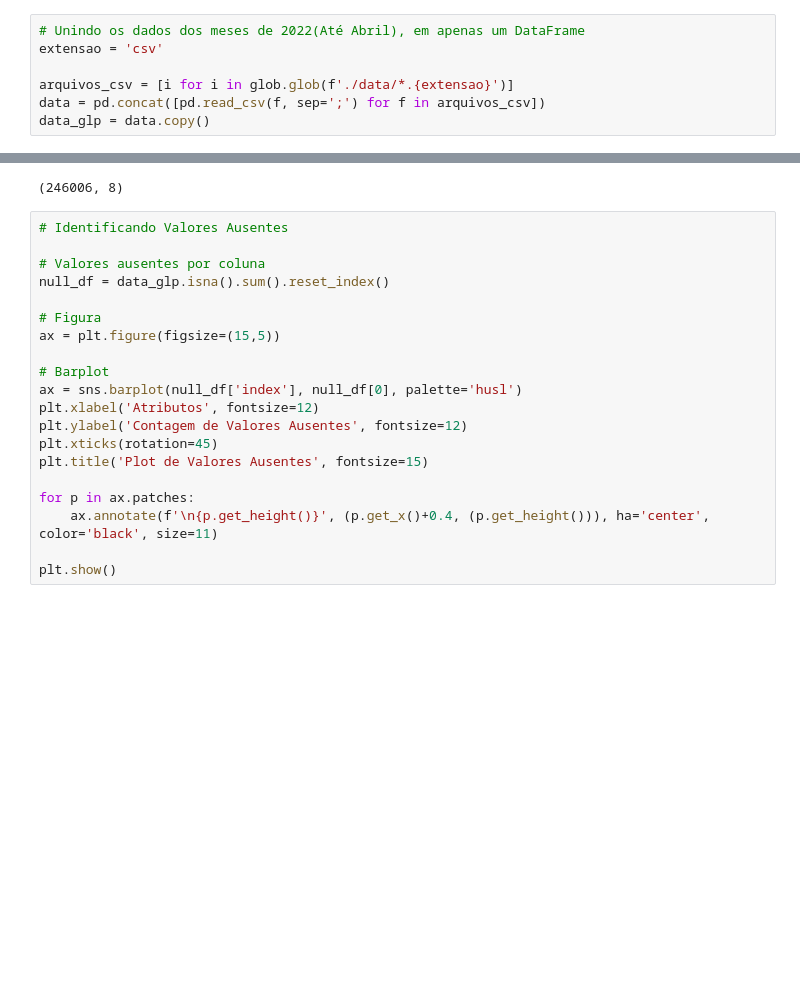
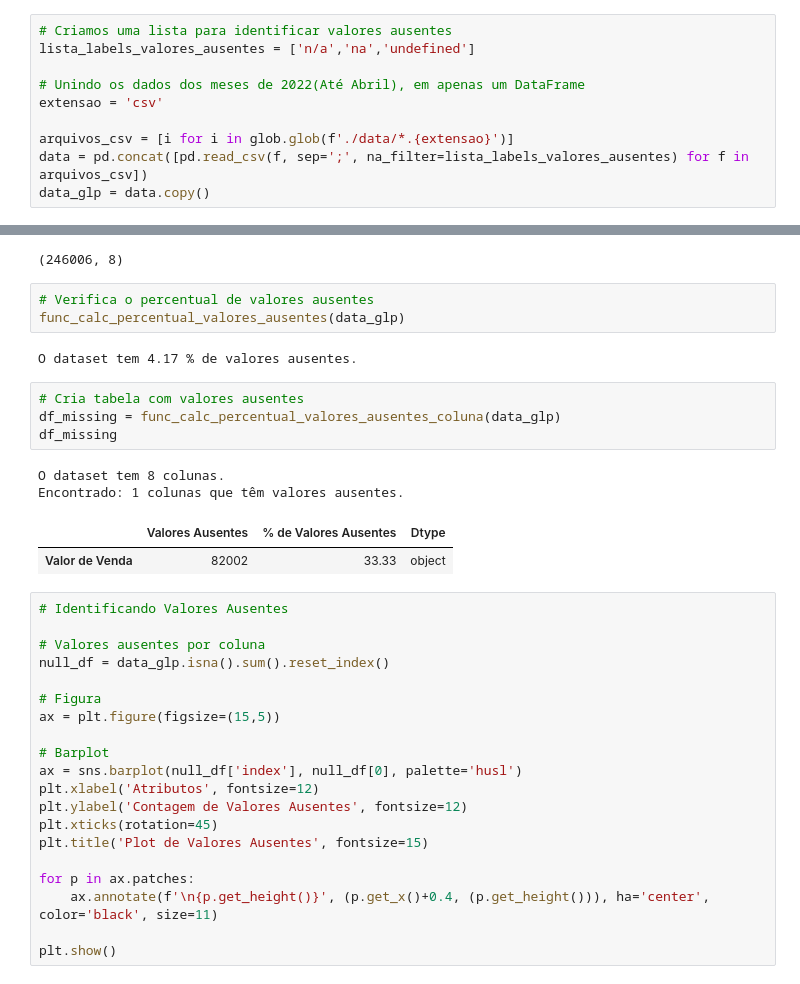
Before and after one commit to Prog-LucasAlves/Analise_Exploratoria_Dados, a Jupyter notebook: AED_02_GLP/glp.ipynb, the cells around one changed output, grey strips where cells are left out. Drawn from its saved outputs; the diff is of its cells as text; blank space fills up the shorter version.

```diff
--- a/AED_02_GLP/glp.ipynb
+++ b/AED_02_GLP/glp.ipynb
@@ -69,11 +79,14 @@ df_05.to_csv('./data/MAI-2022.csv', sep=';')
 # %% [markdown]
 ### Carregando a base de dados:
 # %%
+# Criamos uma lista para identificar valores ausentes
+lista_labels_valores_ausentes = ['n/a','na','undefined']
+
 # Unindo os dados dos meses de 2022(Até Abril), em apenas um DataFrame
 extensao = 'csv'
 
 arquivos_csv = [i for i in glob.glob(f'./data/*.{extensao}')]
-data = pd.concat([pd.read_csv(f, sep=';') for f in arquivos_csv])
+data = pd.concat([pd.read_csv(f, sep=';', na_filter=lista_labels_valores_ausentes) for f in arquivos_csv])
 data_glp = data.copy()
 # %%
 # Eliminando algumas colunas
@@ -106,6 +119,20 @@ Index(['Regiao - Sigla', 'Estado - Sigla', 'Municipio', 'Produto',
 data_glp.shape
 # %% [output]
 (246006, 8)
+# %%
+# Verifica o percentual de valores ausentes
+func_calc_percentual_valores_ausentes(data_glp)
+# %% [output]
+O dataset tem 4.17 % de valores ausentes.
+# %%
+# Cria tabela com valores ausentes
+df_missing = func_calc_percentual_valores_ausentes_coluna(data_glp)
+df_missing
+# %% [output]
+O dataset tem 8 colunas.
+Encontrado: 1 colunas que têm valores ausentes.
+|  | Valores Ausentes | % de Valores Ausentes | Dtype |
+| Valor de Venda | 82002 | 33.33 | object |
 # %%
 # Identificando Valores Ausentes
 
```
Also changed, not shown: parts of 13 cells of this notebook, 2 other files.
